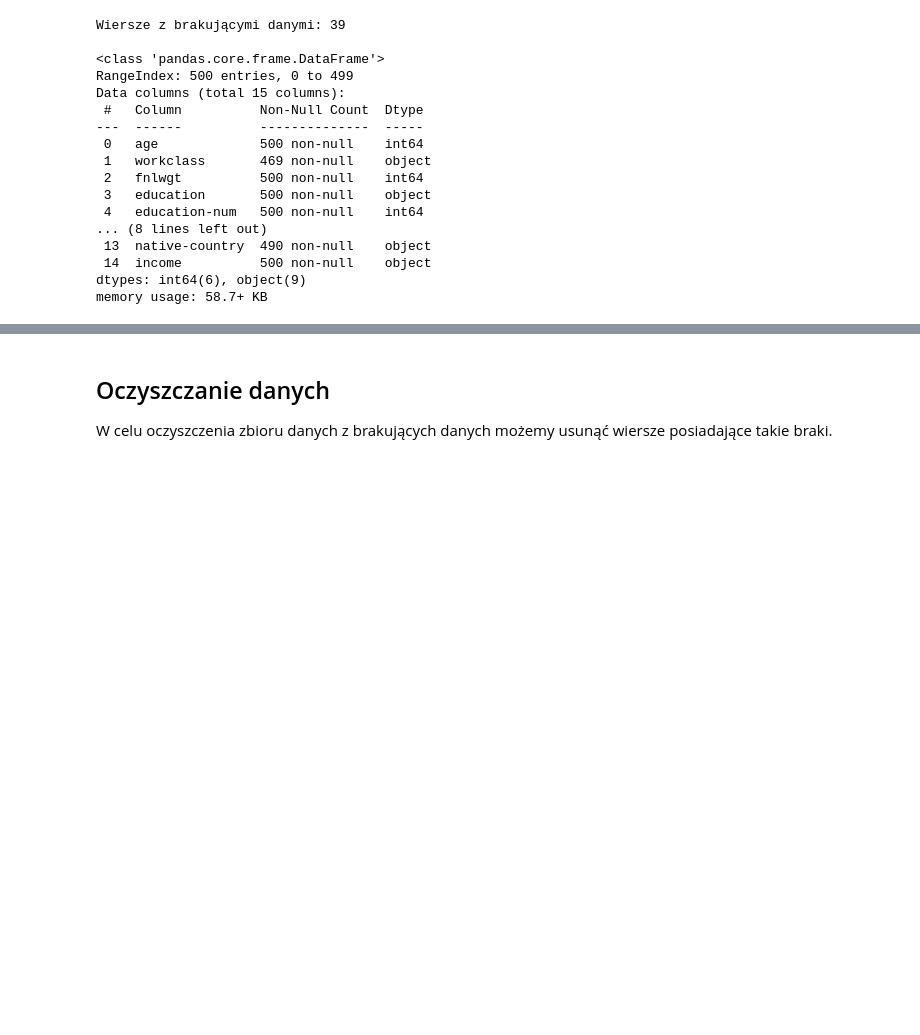
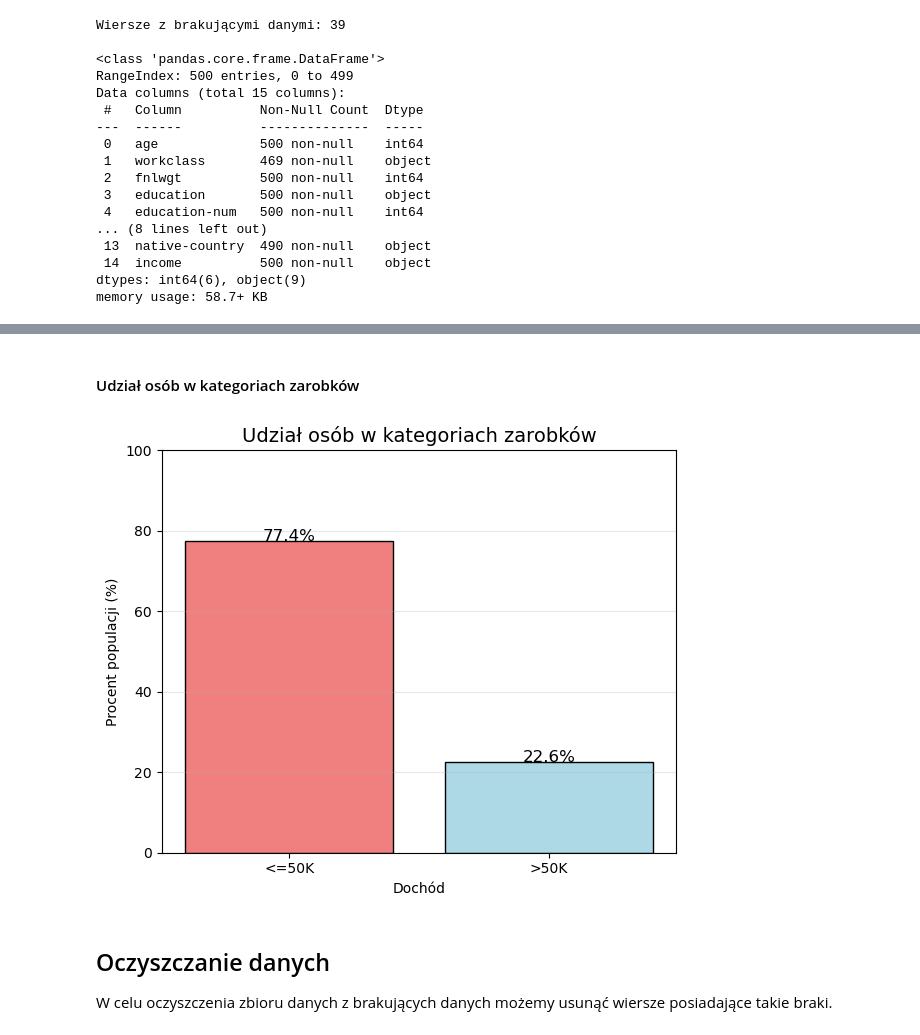
Before and after one commit to 77Jonas77/asi-group-15-01, a Jupyter notebook: notebooks/01_eda.ipynb, the cells around one changed output, grey strips where cells are left out. Drawn from its saved outputs; the diff is of its cells as text; code cells hidden in the pictures; blank space fills up the shorter version.

```diff
--- a/notebooks/01_eda.ipynb
+++ b/notebooks/01_eda.ipynb
@@ -79,3 +148,26 @@ memory usage: 58.7+ KB
+# %% [markdown]
+#### Udział osób w kategoriach zarobków
+# %%
+# Normalized value counts for income categories
+income_counts = df['income'].value_counts(normalize=True)
+income_counts = income_counts * 100  # Convert to percentage
+
+plt.figure(figsize=(6, 5))
+plt.bar(income_counts.index, income_counts.values, color=['lightcoral', 'lightblue'], edgecolor='black')
+
+# % Labels above bars
+for i, val in enumerate(income_counts.values):
+    plt.text(i, val + 0.01, f"{val:.1f}%", ha='center', fontsize=12)
+
+plt.title('Udział osób w kategoriach zarobków', fontsize=14)
+plt.ylabel('Procent populacji (%)')
+plt.xlabel('Dochód')
+plt.ylim(0, 100)
+plt.grid(axis='y', alpha=0.3)
+plt.tight_layout()
+plt.show()
+# %% [output]
+[figure, added]
 # %% [markdown]
 ## Oczyszczanie danych
 W celu oczyszczenia zbioru danych z brakujących danych możemy usunąć wiersze posiadające takie braki.
```
Also changed, not shown: parts of 25 cells of this notebook, 2 other files.
